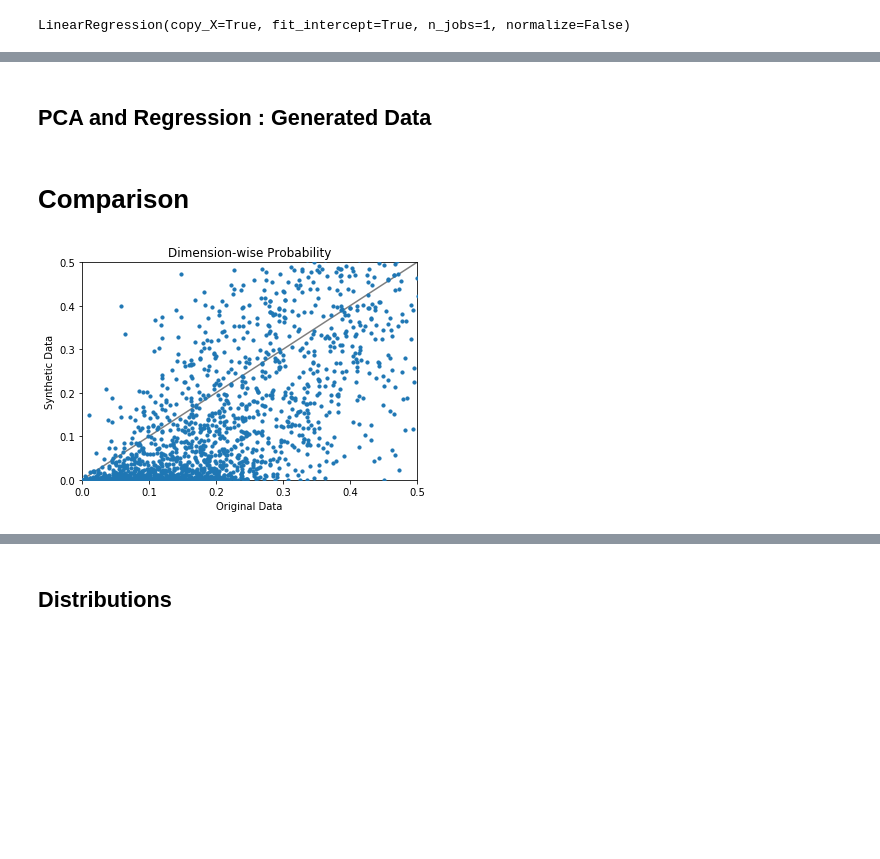
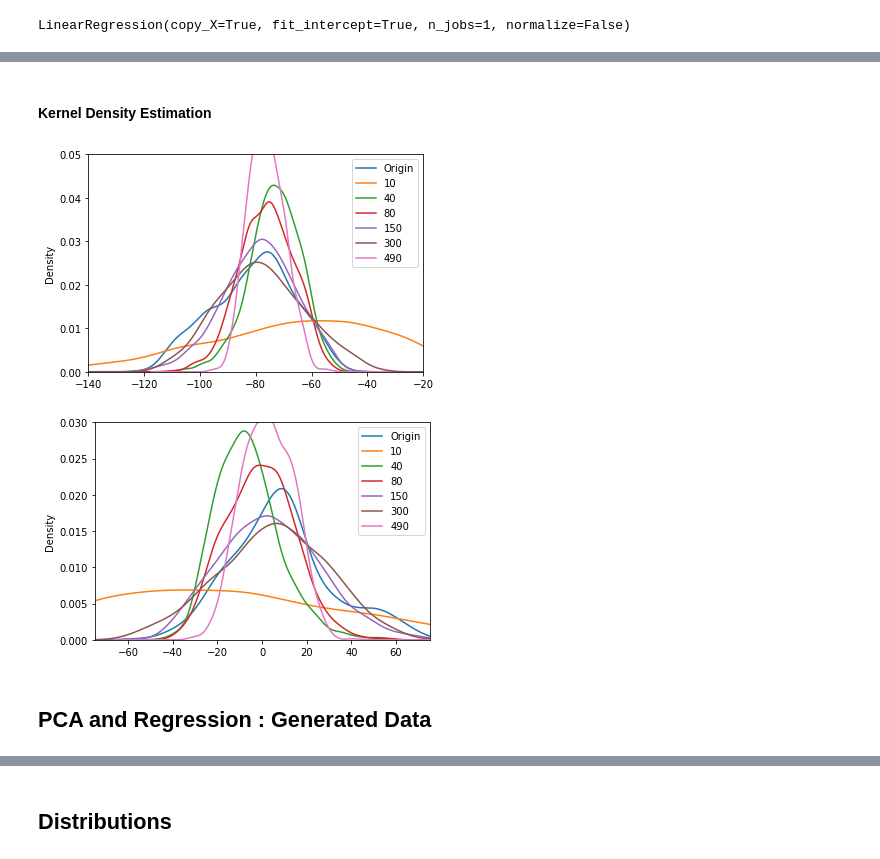
Before and after one commit to thomasgrsp/workaroundmedgan, a Jupyter notebook: notebooks/medgan_pca.ipynb, the cells around one changed output, grey strips where cells are left out. Drawn from its saved outputs; the diff is of its cells as text; code cells hidden in the pictures; blank space fills up the shorter version.

```diff
--- a/notebooks/medgan_pca.ipynb
+++ b/notebooks/medgan_pca.ipynb
@@ -93,0 +130,2 @@ x_lat = reg_lat.predict(comp)
+# %% [markdown]
+#### Kernel Density Estimation
@@ -94,3 +139,31 @@ x_lat = reg_lat.predict(comp)
+# %%
+fig_long, ax_long = plt.subplots()
+fig_lat, ax_lat = plt.subplots()
+pd.DataFrame({'Origin':x_long}).plot(kind='density', ax=ax_long)
+pd.DataFrame({'Origin':x_lat}).plot(kind='density', ax=ax_lat)
+
+files = glob.glob("../generated/synthetic_data_nam_*.npy")
+indices = list()
+for file in files:
+    indices.append(int(file.split('.npy')[0].split('_')[-1]))
+ordered_files = [x for _,x in sorted(zip(indices, files))]
+indices = np.sort(np.array(indices))
+
+for index, file in zip(indices, ordered_files):
+    tmp_gen_long, tmp_gen_lat = get_reg(file)
+    pd.DataFrame({index: tmp_gen_long}).plot(kind='density', ax=ax_long)
+    pd.DataFrame({index: tmp_gen_lat}).plot(kind='density', ax=ax_lat)
+
+ax_long.set_xlim([-140, -20])
+ax_long.set_ylim([0, 0.05])
+ax_lat.set_xlim([-75, 75])
+ax_lat.set_ylim([0, 0.03])
+
+plt.legend()
+plt.show()
+# %% [output]
+[figure, added]
+[figure, added]
 # %% [markdown]
 ## PCA and Regression : Generated Data
 # %%
@@ -103,5 +174,3 @@ comp_gen = pca.transform(x_gen)
 # %%
 x_gen_long = reg_long.predict(comp_gen)
 x_gen_lat = reg_lat.predict(comp_gen)
-# %% [markdown]
-# Comparison
@@ -121,7 +177,3 @@ def get_dw_proba(x, x_gen):
-# %%
-get_dw_proba(x, x_gen)
-# %% [output]
-[figure, removed]
 # %%
 fig, ax = plt.subplots(1, 2, figsize=(12, 5))
 
```
Also changed, not shown: parts of 24 cells of this notebook, 16 other files.
